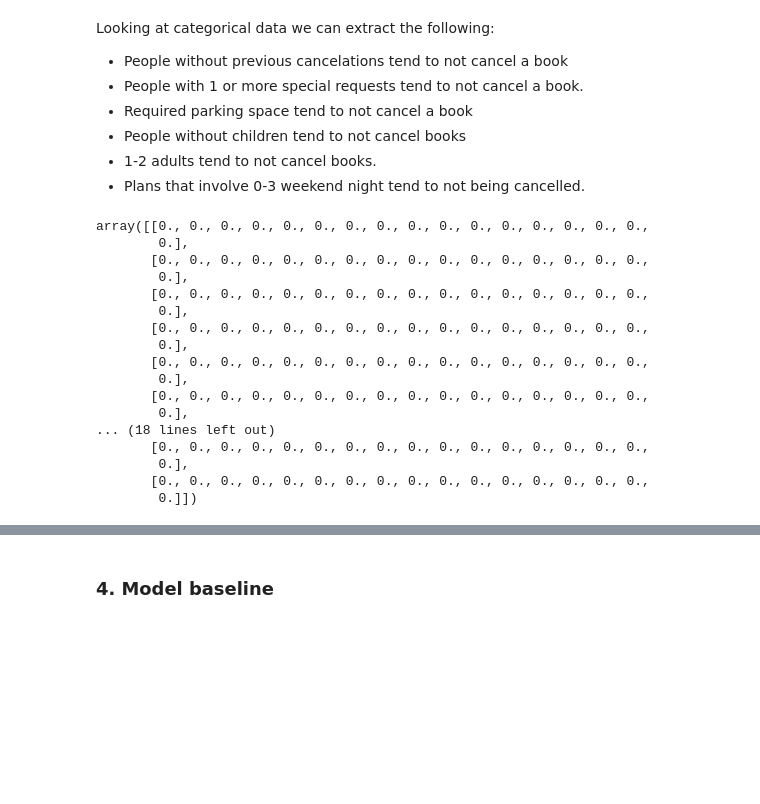
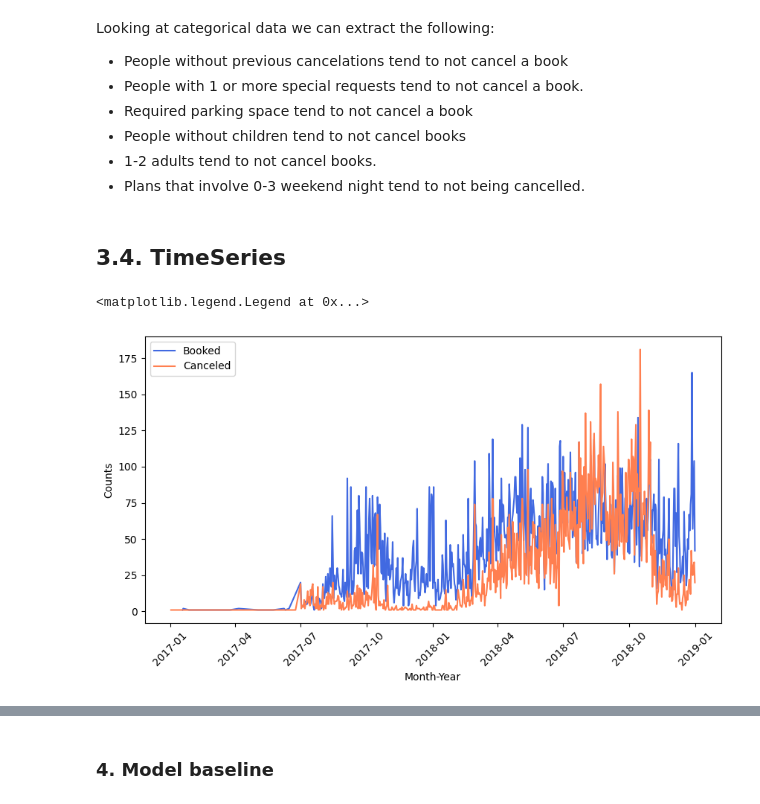
Before and after one commit to rolosa10/Kaggle_rls, a Jupyter notebook: playground_series_s3e7/EDA_and_baseline.ipynb, the cells around one changed output, grey strips where cells are left out. Saved outputs shown, nothing was run; the diff lists cells and outputs as text; code cells hidden in the pictures; blank space fills up the shorter version.

```diff
--- a/playground_series_s3e7/EDA_and_baseline.ipynb
+++ b/playground_series_s3e7/EDA_and_baseline.ipynb
@@ -158,23 +182,5 @@ Looking at categorical data we can extract the following:
 - People without children tend to not cancel books
 - 1-2 adults tend to not cancel books.
 - Plans that involve 0-3 weekend night tend to not being cancelled.
-# %%
-np.zeros(train_df[FEATURES].corr().shape)
-# %% [output]
-array([[0., 0., 0., 0., 0., 0., 0., 0., 0., 0., 0., 0., 0., 0., 0., 0.,
-        0.],
-       [0., 0., 0., 0., 0., 0., 0., 0., 0., 0., 0., 0., 0., 0., 0., 0.,
-        0.],
-       [0., 0., 0., 0., 0., 0., 0., 0., 0., 0., 0., 0., 0., 0., 0., 0.,
-        0.],
-       [0., 0., 0., 0., 0., 0., 0., 0., 0., 0., 0., 0., 0., 0., 0., 0.,
-        0.],
-       [0., 0., 0., 0., 0., 0., 0., 0., 0., 0., 0., 0., 0., 0., 0., 0.,
-        0.],
-       [0., 0., 0., 0., 0., 0., 0., 0., 0., 0., 0., 0., 0., 0., 0., 0.,
-        0.],
-... (18 lines left out)
-       [0., 0., 0., 0., 0., 0., 0., 0., 0., 0., 0., 0., 0., 0., 0., 0.,
-        0.],
-       [0., 0., 0., 0., 0., 0., 0., 0., 0., 0., 0., 0., 0., 0., 0., 0.,
-        0.]])
+# %% [markdown]
+## 3.4. TimeSeries
@@ -180,0 +192,11 @@ array([[0., 0., 0., 0., 0., 0., 0., 0., 0., 0., 0., 0., 0., 0., 0., 0.,
+# %%
+plt.figure(figsize=(10,5))
+sns.lineplot(train_df[train_df[TARGET]==0]['arrival_year_month_date'].value_counts(), label = 'Booked', color='royalblue')
+sns.lineplot(train_df[train_df[TARGET]==1]['arrival_year_month_date'].value_counts(), label = 'Canceled', color='coral')
+plt.xlabel('Month-Year')
+plt.ylabel('Counts')
+plt.xticks(rotation = 45)
+plt.legend()
+# %% [output]
+<matplotlib.legend.Legend at 0x...>
+[figure, added]
```
Also changed, not shown: parts of 14 cells of this notebook, 1 other file.
